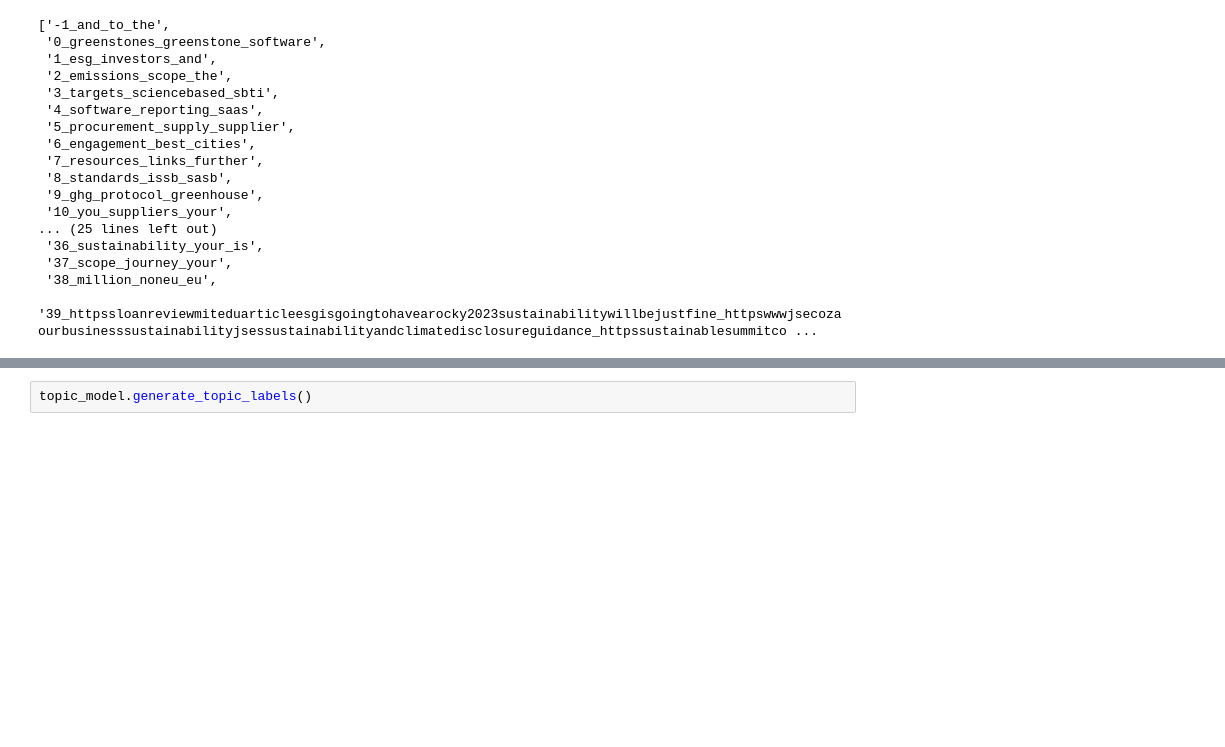
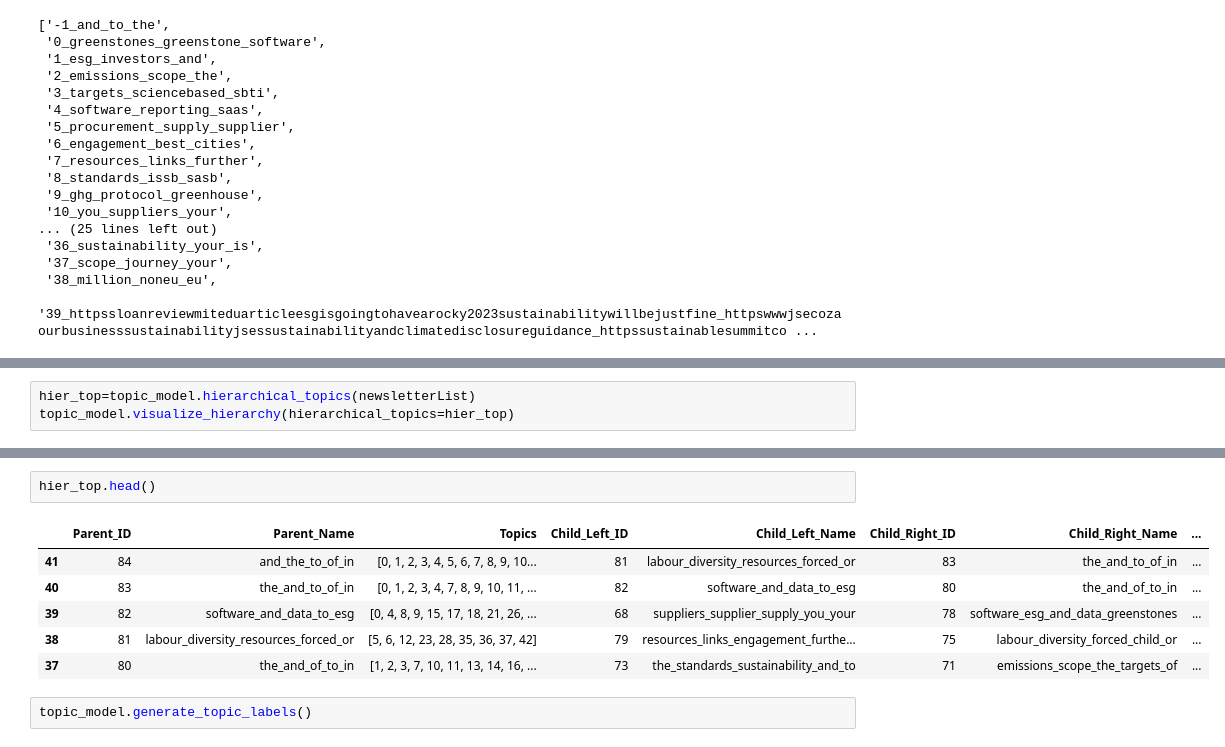
Before and after one commit to buketfildisi/Dissertation_DEV, a Jupyter notebook: Codes/BertLinkedIn_sentence.ipynb, the cells around one changed output, grey strips where cells are left out. Drawn from its saved outputs; the diff is of its cells as text; blank space fills up the shorter version.

Commit message:
hierarchy updates

```diff
--- a/Codes/BertLinkedIn_sentence.ipynb
+++ b/Codes/BertLinkedIn_sentence.ipynb
@@ -194,0 +191,3 @@ topic_model.visualize_hierarchy()
+# %%
+hier_top=topic_model.hierarchical_topics(newsletterList)
+topic_model.visualize_hierarchy(hierarchical_topics=hier_top)
@@ -195,3 +196,12 @@ topic_model.visualize_hierarchy()
+# %%
+hier_top.head()
+# %% [output]
+|  | Parent_ID | Parent_Name | Topics | Child_Left_ID | Child_Left_Name | Child_Right_ID | Child_Right_Name | ... |
+| 41 | 84 | and_the_to_of_in | [0, 1, 2, 3, 4, 5, 6, 7, 8, 9, 10... | 81 | labour_diversity_resources_forced_or | 83 | the_and_to_of_in | ... |
+| 40 | 83 | the_and_to_of_in | [0, 1, 2, 3, 4, 7, 8, 9, 10, 11, ... | 82 | software_and_data_to_esg | 80 | the_and_of_to_in | ... |
+| 39 | 82 | software_and_data_to_esg | [0, 4, 8, 9, 15, 17, 18, 21, 26, ... | 68 | suppliers_supplier_supply_you_your | 78 | software_esg_and_data_greenstones | ... |
+| 38 | 81 | labour_diversity_resources_forced_or | [5, 6, 12, 23, 28, 35, 36, 37, 42] | 79 | resources_links_engagement_furthe... | 75 | labour_diversity_forced_child_or | ... |
+| 37 | 80 | the_and_of_to_in | [1, 2, 3, 7, 10, 11, 13, 14, 16, ... | 73 | the_standards_sustainability_and_to | 71 | emissions_scope_the_targets_of | ... |
 # %%
 topic_model.generate_topic_labels()
 # %% [output]
```
Also changed, not shown: parts of 6 cells of this notebook.
